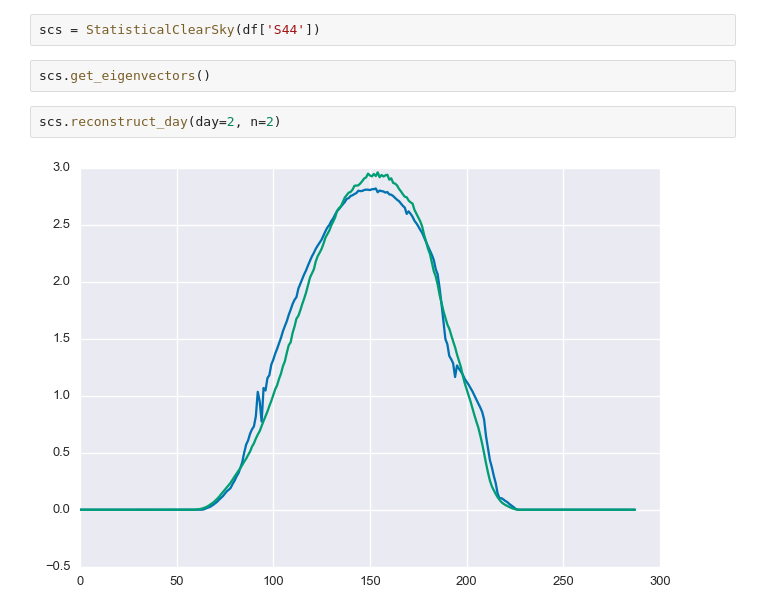
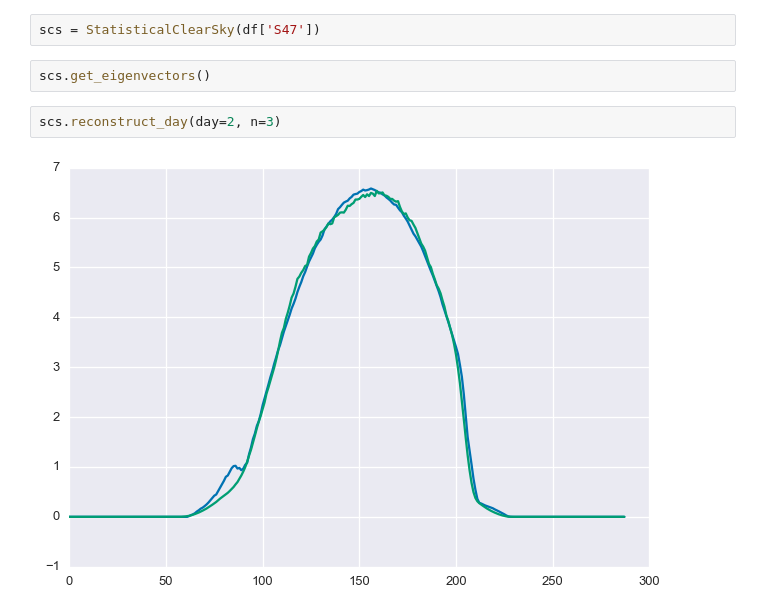
Before and after one commit to bmeyers/SolarForecasting, a Jupyter notebook: scratch_work_bennet.ipynb, the cells around one changed output. Saved outputs shown, nothing was run; the diff lists cells and outputs as text.

```diff
--- a/scratch_work_bennet.ipynb
+++ b/scratch_work_bennet.ipynb
@@ -55,11 +55,11 @@ mixed.shape
 i = 75
 mixed.iloc[i:i+window, :-1].values.ravel()
 # %%
-scs = StatisticalClearSky(df['S44'])
+scs = StatisticalClearSky(df['S47'])
 # %%
 scs.get_eigenvectors()
 # %%
-scs.reconstruct_day(day=2, n=2)
+scs.reconstruct_day(day=2, n=3)
 # %% [output]
-[figure, old version]
+[figure, new version]
 # %%
```
Also changed, not shown: parts of 4 cells of this notebook.
